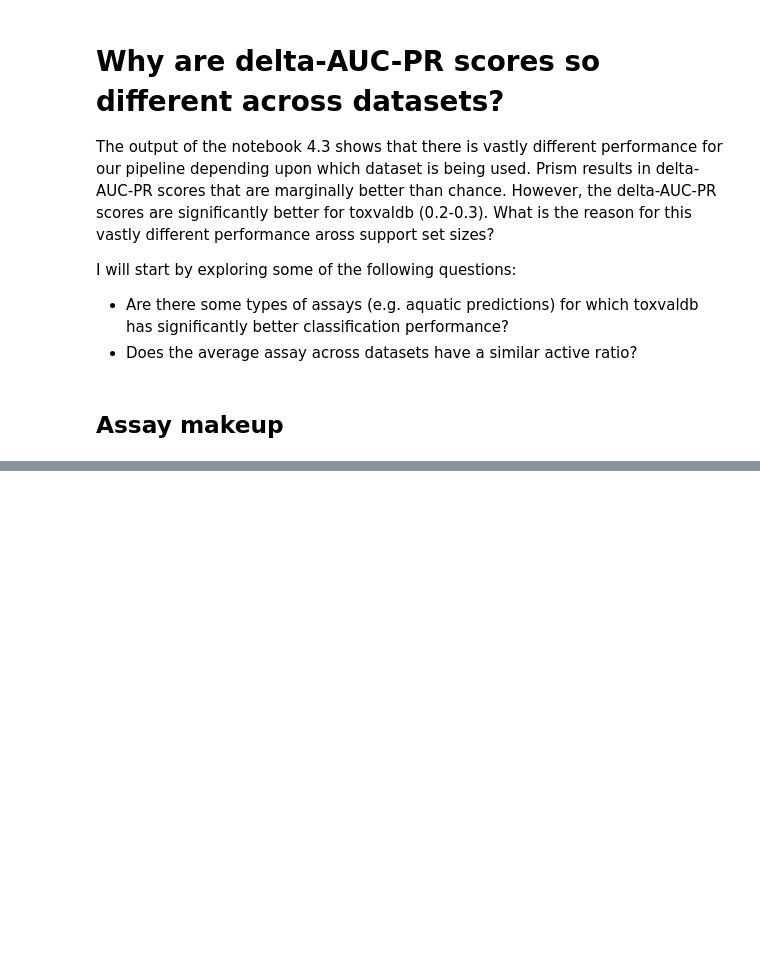
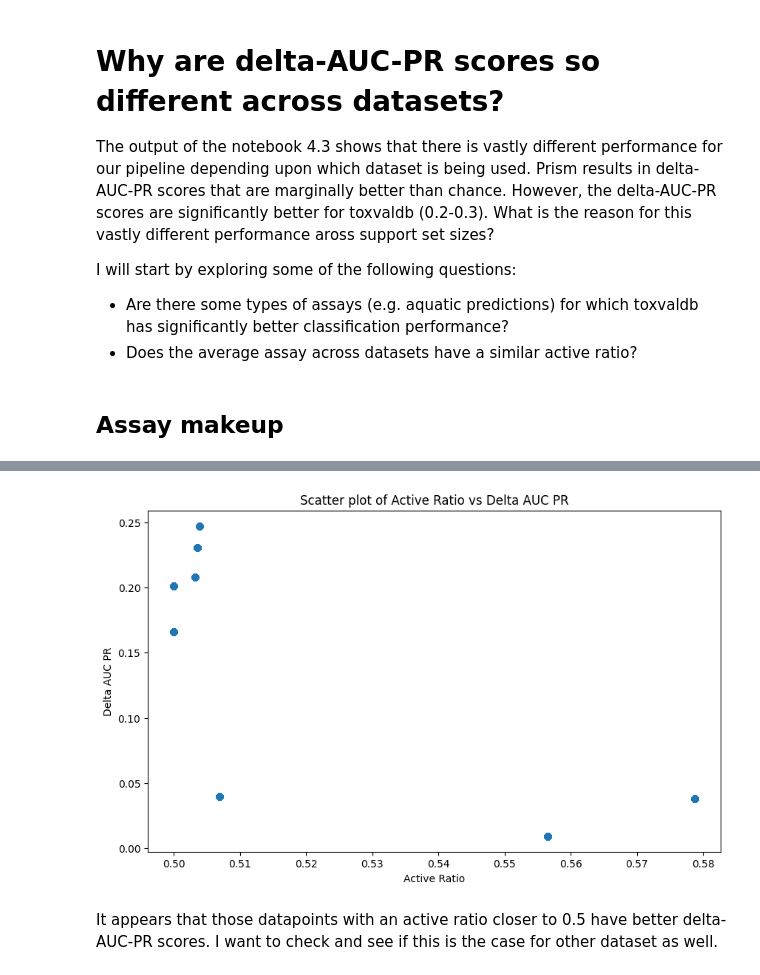
Before and after one commit to labdao/FS-Tox, a Jupyter notebook: notebooks/4.5-auc-pr-analysis.ipynb, the cells around one changed output, grey strips where cells are left out. Saved outputs shown, nothing was run; the diff lists cells and outputs as text; code cells hidden in the pictures; blank space fills up the shorter version.

Commit message:
analysis of toxval results

```diff
--- a/notebooks/4.5-auc-pr-analysis.ipynb
+++ b/notebooks/4.5-auc-pr-analysis.ipynb
@@ -70,0 +84,3 @@ No data for clintox with support set size of 64
+# %%
+toxval = df[df["dataset"] == "toxval"]
+toxval_32 = df[df["support_set_size"] == 32]
@@ -70,0 +117,30 @@ No data for clintox with support set size of 64
+# %%
+run_dir = f"{RUN_DIR}/params.dataset=toxval,params.support_set_size=32/data/processed/assay/*parquet"
+
+query = f"""
+    SELECT ground_truth, filename AS assay_id
+    FROM read_parquet('{run_dir}', filename=true)
+    """
+df = con.execute(query).df()
+
+# Change assay id column so that filename is converted to assay id
+df["assay_id"] = df["assay_id"].apply(rename_filename_to_assay_id)
+# %%
+proportion = df.groupby("assay_id")["ground_truth"].sum() / df.groupby("assay_id")["ground_truth"].count()
+# %%
+df = df.merge(proportion, on="assay_id")
+df.rename(columns={"ground_truth_x": "ground_truth", "ground_truth_y": "active_ratio"}, inplace=True)
+# %%
+merged = toxval_32.merge(df, on="assay_id")
+
+# Create scatter plot of merged["active_ratio"] vs merged["delta_auc_pr"]
+plt.figure(figsize=(10, 6))
+plt.scatter(merged["active_ratio"], merged["delta_auc_pr"])
+plt.xlabel('Active Ratio')
+plt.ylabel('Delta AUC PR')
+plt.title('Scatter plot of Active Ratio vs Delta AUC PR')
+plt.show()
+# %% [output]
+[figure, added]
+# %% [markdown]
+It appears that those datapoints with an active ratio closer to 0.5 have better delta-AUC-PR scores. I want to check and see if this is the case for other dataset as well.
```
Also changed, not shown: parts of 15 cells of this notebook.
